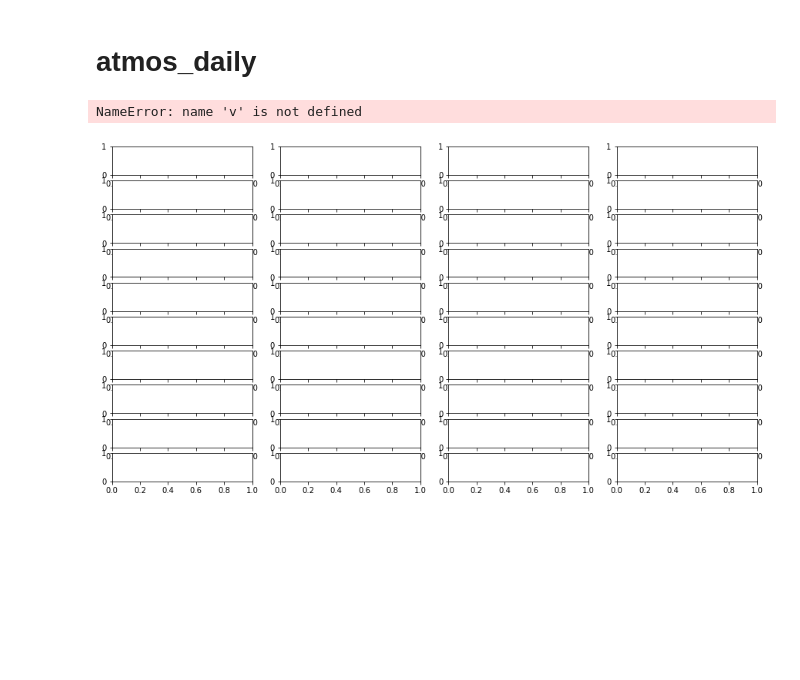
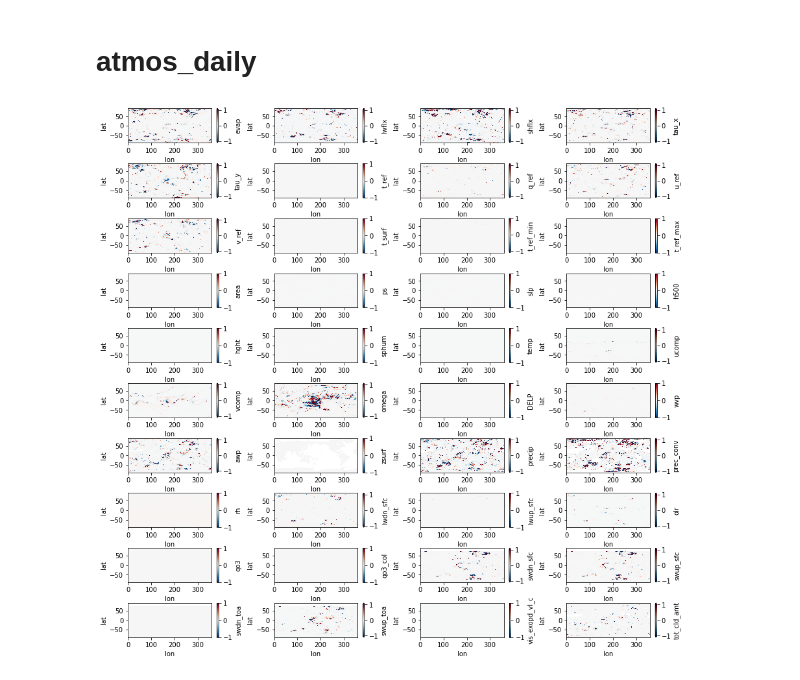
Before and after one commit to dougiesquire/cm-historical, a Jupyter notebook: notebooks/hist_mem001.ipynb, the cells around one changed output. Saved outputs shown, nothing was run; the diff lists cells and outputs as text; code cells hidden in the pictures; blank space fills up the shorter version.

```diff
--- a/notebooks/hist_mem001.ipynb
+++ b/notebooks/hist_mem001.ipynb
@@ -182,14 +200,19 @@ ctrl_nvol_atmos_daily = xr.open_mfdataset(ctrl_nvol_files).drop(drop)
 # %%
 ncols = 4
 nrows = 10
 
-fig, axs = plt.subplots(nrows, ncols, figsize=(15,8))
+fig, axs = plt.subplots(nrows, ncols, figsize=(15,15))
 
-a = ctrl_atmos_daily[v].isel(pfull=0, phalf=0, time=0)
+a = ctrl_atmos_daily.isel(pfull=0, phalf=0, time=0)
+b = hist_atmos_daily.isel(pfull=0, phalf=0, time=0)
 
 variables = ctrl_atmos_daily.data_vars
 for v, ax in zip(variables, axs.flatten()):
-    a.plot(ax=ax)
+    (100 * (b[v] - a[v]) / a[v]).plot(ax=ax, vmin=-1, vmax=1, cmap='RdBu_r')
+    ax.set_title('')
+    ax.set_xlabel('lon')
+    ax.set_ylabel('lat')
+
+plt.subplots_adjust(wspace=0.4, hspace=0.6)
 # %% [output]
-NameError: name 'v' is not defined
-[figure, old version]
+[figure, new version]
```
Also changed, not shown: parts of 7 cells of this notebook.
